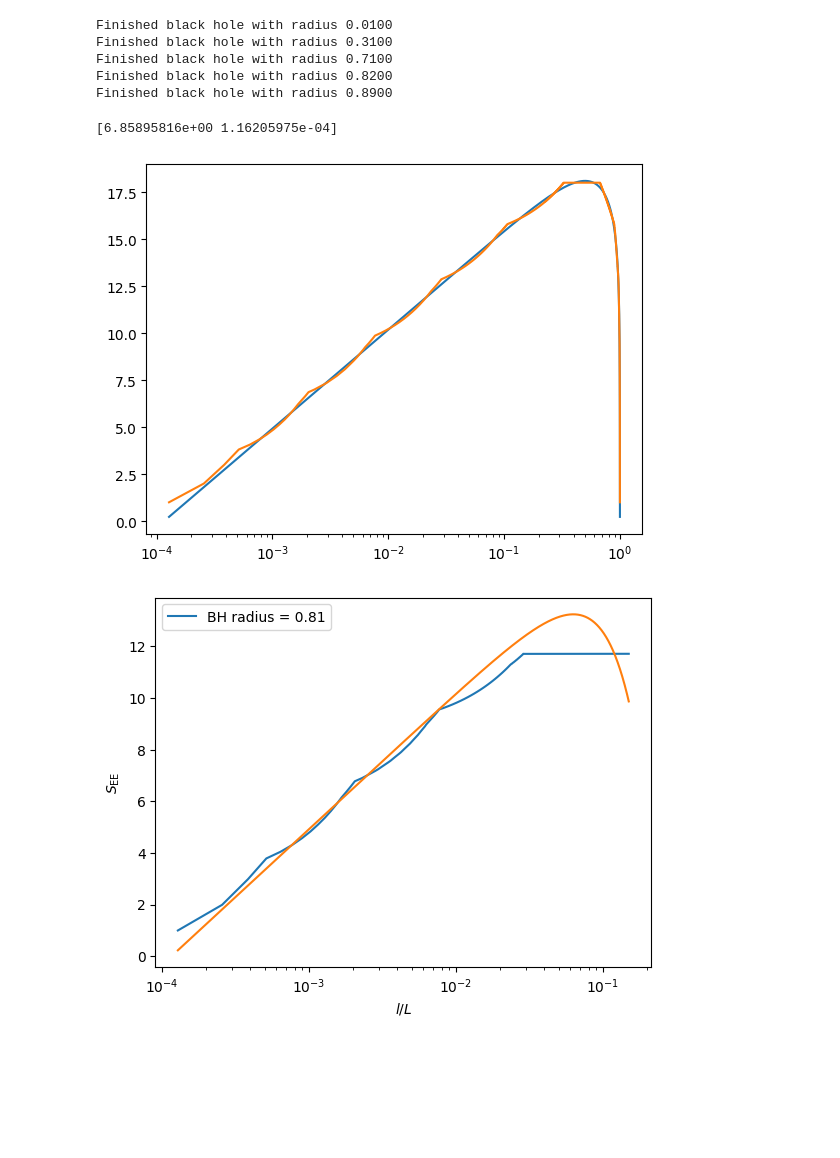
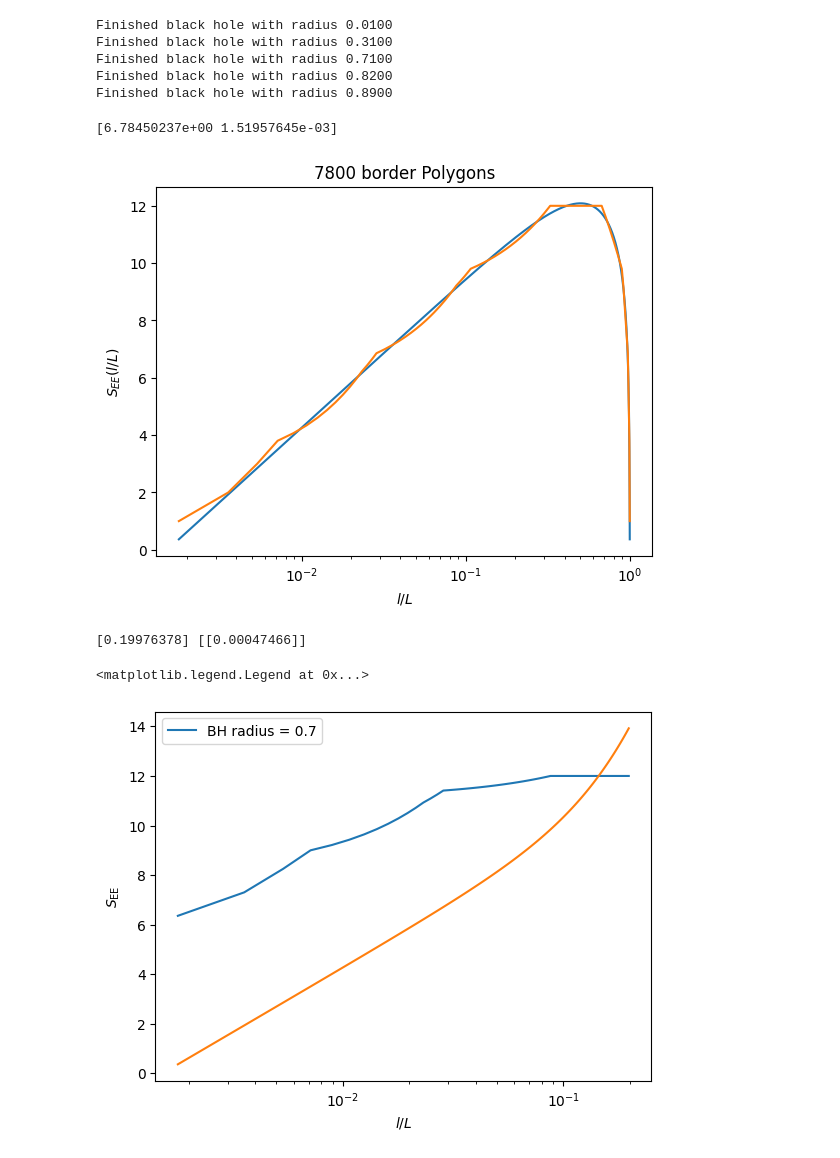
Before and after one commit to Alejo-Costa-Duran/HyperbolicFractonModel, a Jupyter notebook: Simulation.ipynb, the cells around one changed output. Cells and saved outputs as stored; diff of their text form; code cells hidden in the pictures; blank space fills up the shorter version.

```diff
--- a/Simulation.ipynb
+++ b/Simulation.ipynb
@@ -267,7 +267,7 @@ plt.savefig("./CorrelationsTemps.png")
 # %% [markdown]
 ## Entanglement entropy with BH
 # %%
-model = md.FractonModel(5,4,7, kernel = 'SRG')
+model = md.FractonModel(5,4,5, kernel = 'SRG')
 insidePols = insidePolygons(model)
 bHoleRads = [0.01,0.31,0.71,0.82,0.89]
 # %%
@@ -319,29 +319,37 @@ blockSizes = np.linspace(1,borderSize-1,borderSize-1)/borderSize
 # %%
 ## Functions
 def entropyZero(l,c,a):
     return (c/3)*np.log(1.0/(np.pi*a)*np.sin(np.pi*l))
 
 parametersZero, covarianceZero = cf(entropyZero,blockSizes,entropy[0,:])
 print(parametersZero)
 plt.plot(blockSizes,entropyZero(blockSizes,*parametersZero))
 plt.plot(blockSizes,entropy[0])
 plt.xscale('log')
+plt.xlabel(r'$l/L$')
+plt.ylabel(r'$S_{EE}(l/L)$')
+plt.title("7800 border Polygons")
+plt.savefig("./EntanglementEntropyAtZeroT.png")
+
 
 def entropyFiniteBeta(l,beta):
-    return (parametersZero[0]/3)*np.log(l/parametersZero[1])+beta*np.power(l,2)
+    return (parametersZero[0]/3)*np.log((beta/(np.pi*parametersZero[1])*np.sinh(l*np.pi/beta)))
 # %% [output]
-[6.85895816e+00 1.16205975e-04]
+[6.78450237e+00 1.51957645e-03]
-[figure, old version]
+[figure, new version]
 # %%
-smallL = blockSizes <0.15
-index = 3
-plt.plot(blockSizes[smallL],entropy[index,smallL], label = 'BH radius = ' + str(round(bHoleRads[index]-0.01,4)))
-beta, betaVariance = cf(entropyFiniteBeta,blockSizes[smallL],entropy[index,smallL])
-plt.plot(blockSizes[smallL],entropyFiniteBeta(blockSizes[smallL],beta))
+smallL = blockSizes <0.2
+for index in range(2,3):
+    plt.plot(blockSizes[smallL],entropy[index,smallL], label = 'BH radius = ' + str(round(bHoleRads[index]-0.01,4)))
+    parameters, variance = cf(entropyFiniteBeta,blockSizes[smallL],entropy[index,smallL])
+    print(parameters,variance)
+    plt.plot(blockSizes[smallL],entropyFiniteBeta(blockSizes[smallL],*parameters))
 plt.ylabel(r'$S_{\text{EE}}$')
 plt.xlabel(r'$l/L$')
 plt.xscale('log')
 plt.legend()
-plt.savefig("./EntanglementEntropies.png")
+#plt.savefig("./EntanglementEntropies.png")
 # %% [output]
+[0.19976378] [[0.00047466]]
+<matplotlib.legend.Legend at 0x...>
-[figure, old version]
+[figure, new version]
```
Also changed, not shown: parts of 4 cells of this notebook, 3 other files.
